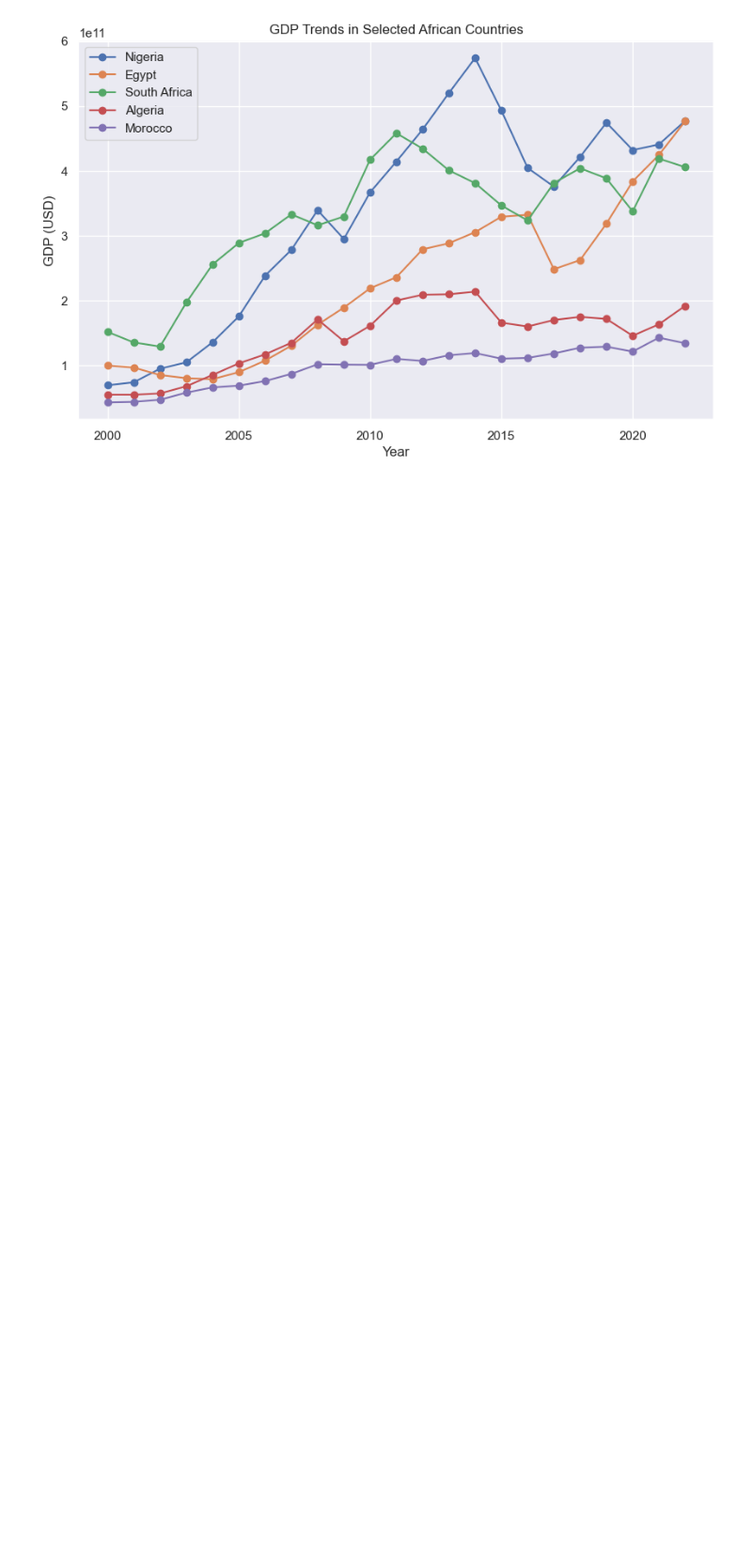
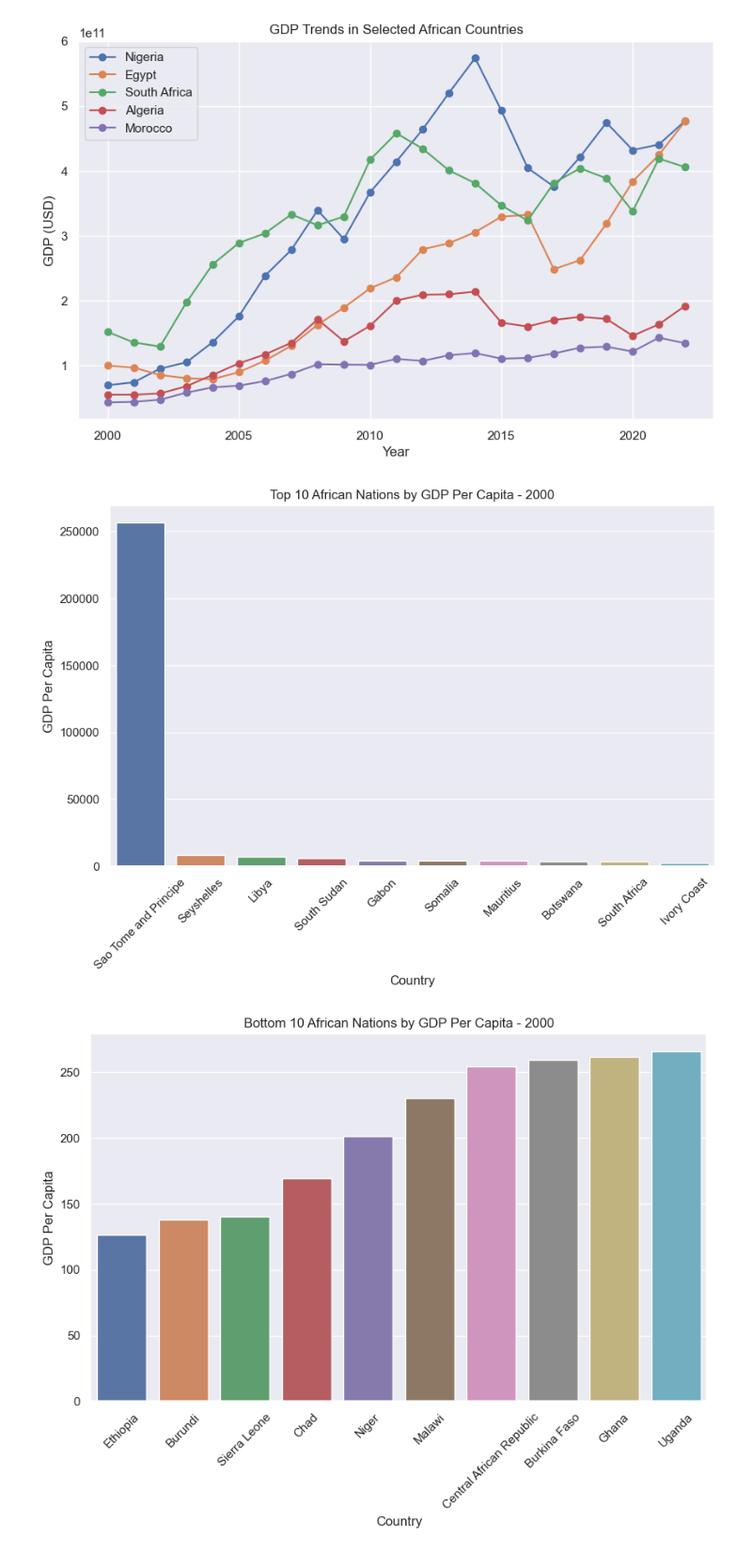
Before and after one commit to Murray-Assal/Africa_Data, a Jupyter notebook: Africa_World_Bank_Data.ipynb, the cells around one changed output. Shown at 94% size. Drawn from its saved outputs; the diff is of its cells as text; code cells hidden in the pictures; blank space fills up the shorter version.

```diff
--- a/Africa_World_Bank_Data.ipynb
+++ b/Africa_World_Bank_Data.ipynb
@@ -146,3 +146,30 @@ plt.grid(True)
 plt.show()
 # %% [output]
 [figure]
+# %%
+africa['GDP_Per_Capita']=africa['GDP (USD)'] / africa['Population ']
+africa_year = africa[africa['Year'] == 2022]
+africa_sorted = africa_year.sort_values(by='GDP_Per_Capita', ascending=False)
+top_10_nations = africa_sorted.head(10)
+# %%
+initial_africa_year = africa[africa['Year'] == 2000]
+initial_africa_sorted = initial_africa_year.sort_values(by='GDP_Per_Capita', ascending=False)
+initial_top_10_nations = initial_africa_sorted.head(10)
+# %%
+plt.figure(figsize=(10, 6))
+sns.barplot(x='Country', y='GDP_Per_Capita', data=initial_top_10_nations)
+plt.title(f'Top 10 African Nations by GDP Per Capita - {2000}')
+plt.xticks(rotation=45)
+plt.ylabel('GDP Per Capita')
+plt.show()
+
+initial_bottom_10_nations = initial_africa_sorted.tail(10)
+plt.figure(figsize=(10, 6))
+sns.barplot(x='Country', y='GDP_Per_Capita', data=initial_bottom_10_nations, order=initial_bottom_10_nations.sort_values(by='GDP_Per_Capita', ascending=True)['Country'].tolist())
+plt.title(f'Bottom 10 African Nations by GDP Per Capita - {2000}')
+plt.xticks(rotation=45)
+plt.ylabel('GDP Per Capita')
+plt.show()
+# %% [output]
+[figure, added]
+[figure, added]
```
Also changed, not shown: parts of 2 cells of this notebook.
